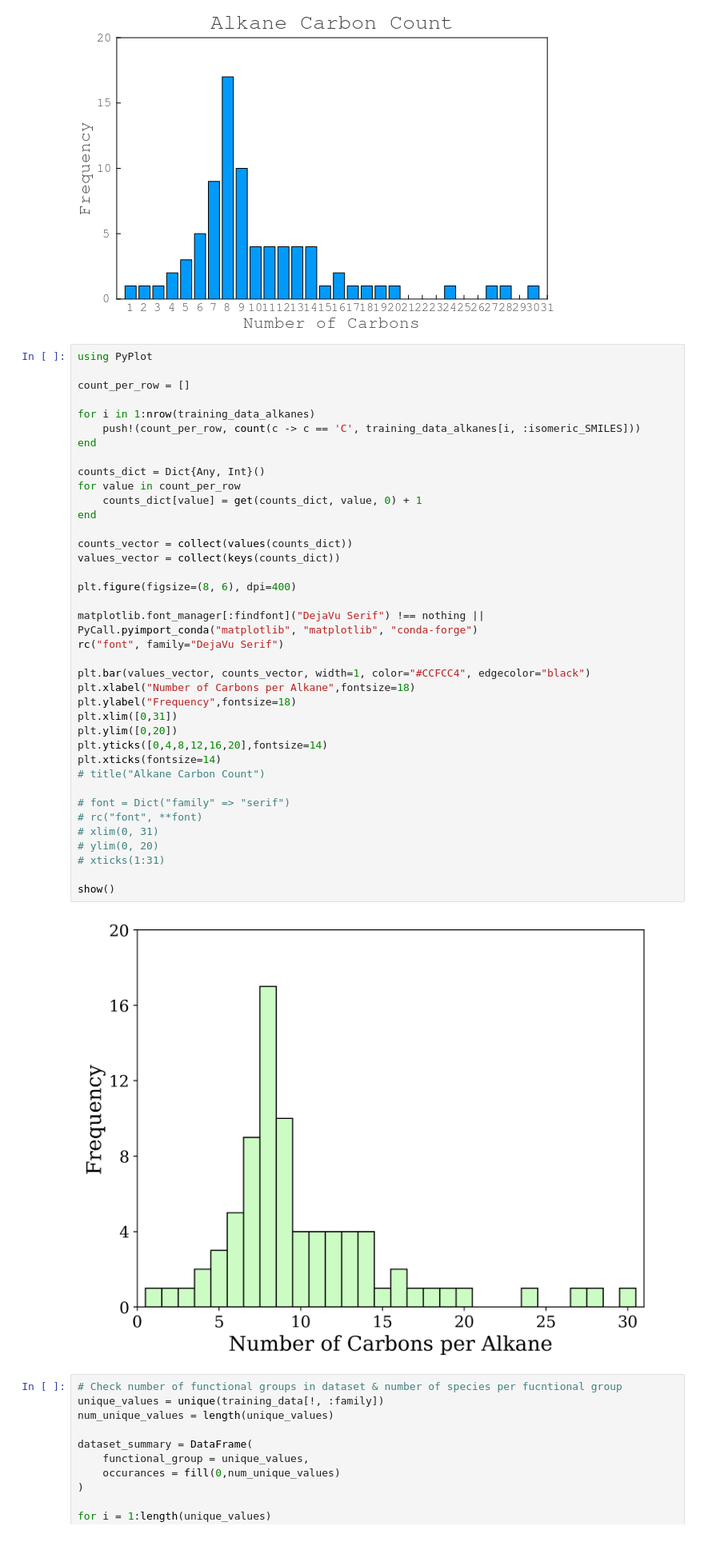
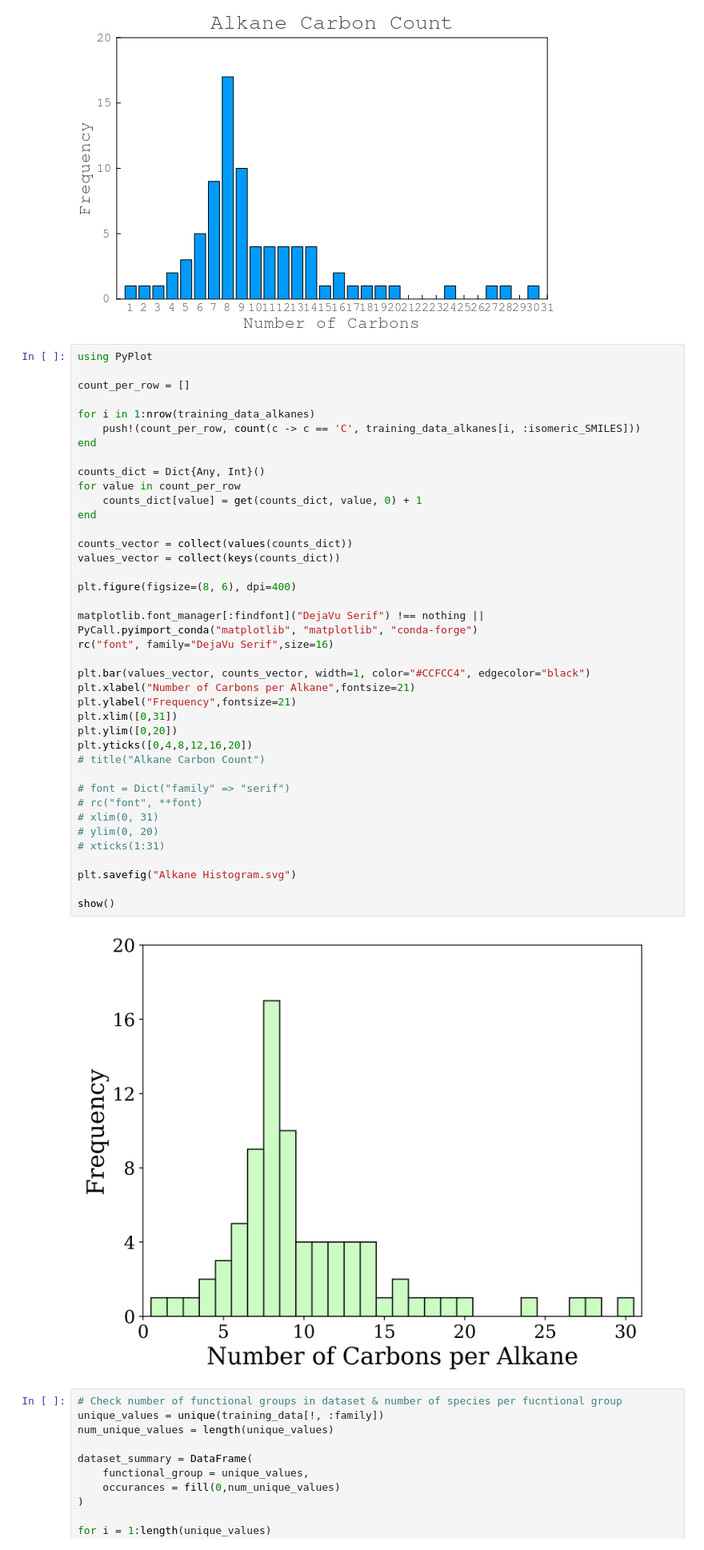
Before and after one commit to lucpaoli/SAFT_ML, a Jupyter notebook: pcpsaft_params/training_data_open_and_analysis.ipynb, the cells around one changed output. Shown at 80% size. Drawn from its saved outputs; the diff is of its cells as text.

```diff
--- a/pcpsaft_params/training_data_open_and_analysis.ipynb
+++ b/pcpsaft_params/training_data_open_and_analysis.ipynb
@@ -77,39 +77,40 @@ count_per_row = []
 
 for i in 1:nrow(training_data_alkanes)
     push!(count_per_row, count(c -> c == 'C', training_data_alkanes[i, :isomeric_SMILES]))
 end
 
 counts_dict = Dict{Any, Int}()
 for value in count_per_row
     counts_dict[value] = get(counts_dict, value, 0) + 1
 end
 
 counts_vector = collect(values(counts_dict))
 values_vector = collect(keys(counts_dict))
 
 plt.figure(figsize=(8, 6), dpi=400)
 
 matplotlib.font_manager[:findfont]("DejaVu Serif") !== nothing || PyCall.pyimport_conda("matplotlib", "matplotlib", "conda-forge")
-rc("font", family="DejaVu Serif")
+rc("font", family="DejaVu Serif",size=16)
 
 plt.bar(values_vector, counts_vector, width=1, color="#CCFCC4", edgecolor="black")
-plt.xlabel("Number of Carbons per Alkane",fontsize=18)
-plt.ylabel("Frequency",fontsize=18)
+plt.xlabel("Number of Carbons per Alkane",fontsize=21)
+plt.ylabel("Frequency",fontsize=21)
 plt.xlim([0,31])
 plt.ylim([0,20])
-plt.yticks([0,4,8,12,16,20],fontsize=14)
-plt.xticks(fontsize=14)
+plt.yticks([0,4,8,12,16,20])
 # title("Alkane Carbon Count")
 
 # font = Dict("family" => "serif")
 # rc("font", **font)
 # xlim(0, 31)
 # ylim(0, 20)
 # xticks(1:31)
 
+plt.savefig("Alkane Histogram.svg")
+
 show()
 # %% [output]
-[figure, old version]
+[figure, new version]
 # %%
 # Check number of functional groups in dataset & number of species per fucntional group
 unique_values = unique(training_data[!, :family])
```
Also changed, not shown: 7 other files.
